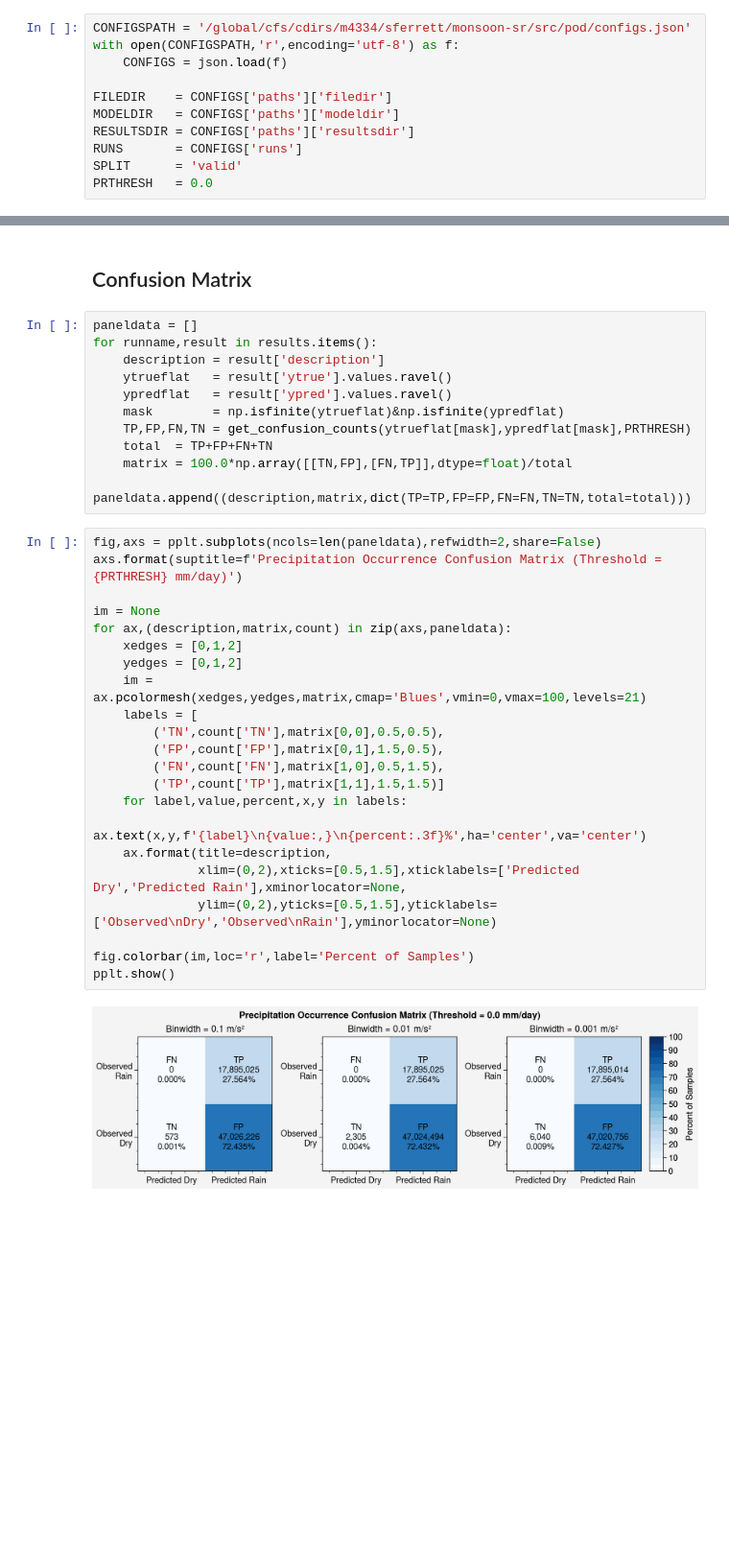
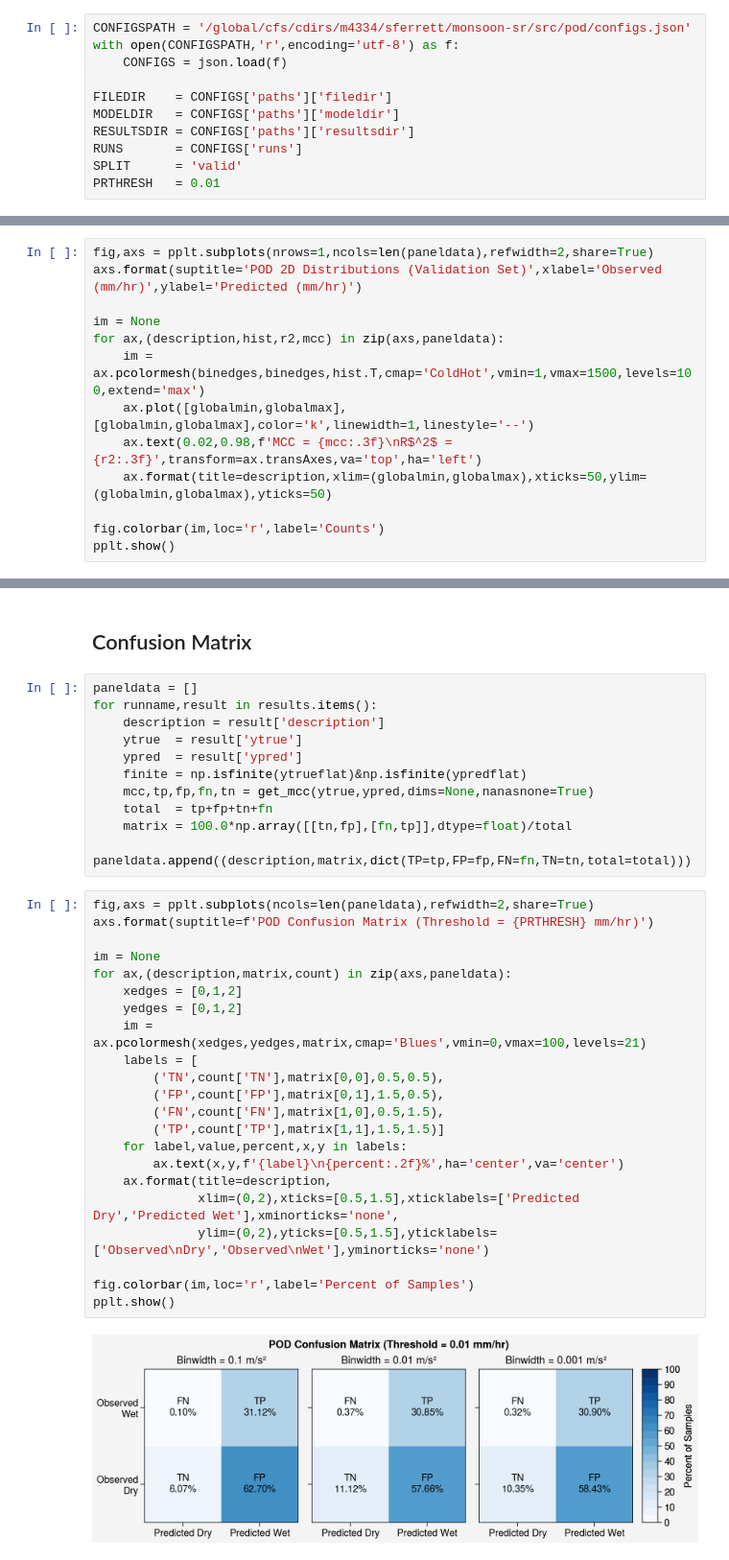
Before and after one commit to savannahferretti/monsoon-sr, a Jupyter notebook: notebooks/pod.ipynb, the cells around one changed output, grey strips where cells are left out. Shown: that part at 96% size. Saved outputs shown, nothing was run; the diff lists cells and outputs as text; blank space fills up the shorter version.

Commit message:
Cleaned up and debugged MSE with plots

```diff
--- a/notebooks/pod.ipynb
+++ b/notebooks/pod.ipynb
@@ -22,7 +22,7 @@ MODELDIR   = CONFIGS['paths']['modeldir']
 RESULTSDIR = CONFIGS['paths']['resultsdir']
 RUNS       = CONFIGS['runs']
 SPLIT      = 'valid'
-PRTHRESH   = 0.0
+PRTHRESH   = 0.01
 # %% [markdown]
 ## Functions
 # %%
@@ -175,0 +150,13 @@ pplt.show()
+# %%
+fig,axs = pplt.subplots(nrows=1,ncols=len(paneldata),refwidth=2,share=True)
+axs.format(suptitle='POD 2D Distributions (Validation Set)',xlabel='Observed (mm/hr)',ylabel='Predicted (mm/hr)')
+
+im = None
+for ax,(description,hist,r2,mcc) in zip(axs,paneldata):
+    im = ax.pcolormesh(binedges,binedges,hist.T,cmap='ColdHot',vmin=1,vmax=1500,levels=100,extend='max')
+    ax.plot([globalmin,globalmax],[globalmin,globalmax],color='k',linewidth=1,linestyle='--')
+    ax.text(0.02,0.98,f'MCC = {mcc:.3f}\nR$^2$ = {r2:.3f}',transform=ax.transAxes,va='top',ha='left')
+    ax.format(title=description,xlim=(globalmin,globalmax),xticks=50,ylim=(globalmin,globalmax),yticks=50)
+
+fig.colorbar(im,loc='r',label='Counts')
+pplt.show()
@@ -179,34 +168,34 @@ pplt.show()
 paneldata = []
 for runname,result in results.items():
     description = result['description']
-    ytrueflat   = result['ytrue'].values.ravel()
-    ypredflat   = result['ypred'].values.ravel()
-    mask        = np.isfinite(ytrueflat)&np.isfinite(ypredflat)
-    TP,FP,FN,TN = get_confusion_counts(ytrueflat[mask],ypredflat[mask],PRTHRESH)
-    total  = TP+FP+FN+TN
-    matrix = 100.0*np.array([[TN,FP],[FN,TP]],dtype=float)/total
-    paneldata.append((description,matrix,dict(TP=TP,FP=FP,FN=FN,TN=TN,total=total)))
+    ytrue  = result['ytrue']
+    ypred  = result['ypred']
+    finite = np.isfinite(ytrueflat)&np.isfinite(ypredflat)
+    mcc,tp,fp,fn,tn = get_mcc(ytrue,ypred,dims=None,nanasnone=True)
+    total  = tp+fp+tn+fn
+    matrix = 100.0*np.array([[tn,fp],[fn,tp]],dtype=float)/total
+    paneldata.append((description,matrix,dict(TP=tp,FP=fp,FN=fn,TN=tn,total=total)))
 # %%
-fig,axs = pplt.subplots(ncols=len(paneldata),refwidth=2,share=False)
-axs.format(suptitle=f'Precipitation Occurrence Confusion Matrix (Threshold = {PRTHRESH} mm/day)')
+fig,axs = pplt.subplots(ncols=len(paneldata),refwidth=2,share=True)
+axs.format(suptitle=f'POD Confusion Matrix (Threshold = {PRTHRESH} mm/hr)')
 
 im = None
 for ax,(description,matrix,count) in zip(axs,paneldata):
     xedges = [0,1,2]
     yedges = [0,1,2]
     im = ax.pcolormesh(xedges,yedges,matrix,cmap='Blues',vmin=0,vmax=100,levels=21)
     labels = [
         ('TN',count['TN'],matrix[0,0],0.5,0.5),
         ('FP',count['FP'],matrix[0,1],1.5,0.5),
         ('FN',count['FN'],matrix[1,0],0.5,1.5),
         ('TP',count['TP'],matrix[1,1],1.5,1.5)]
     for label,value,percent,x,y in labels:
-        ax.text(x,y,f'{label}\n{value:,}\n{percent:.3f}%',ha='center',va='center')
+        ax.text(x,y,f'{label}\n{percent:.2f}%',ha='center',va='center')
     ax.format(title=description,
-              xlim=(0,2),xticks=[0.5,1.5],xticklabels=['Predicted Dry','Predicted Rain'],xminorlocator=None,
-              ylim=(0,2),yticks=[0.5,1.5],yticklabels=['Observed\nDry','Observed\nRain'],yminorlocator=None)
+              xlim=(0,2),xticks=[0.5,1.5],xticklabels=['Predicted Dry','Predicted Wet'],xminorticks='none',
+              ylim=(0,2),yticks=[0.5,1.5],yticklabels=['Observed\nDry','Observed\nWet'],yminorticks='none')
 
 fig.colorbar(im,loc='r',label='Percent of Samples')
 pplt.show()
 # %% [output]
-[figure, old version]
+[figure, new version]
```
Also changed, not shown: parts of 22 cells of this notebook, 28 other files.
